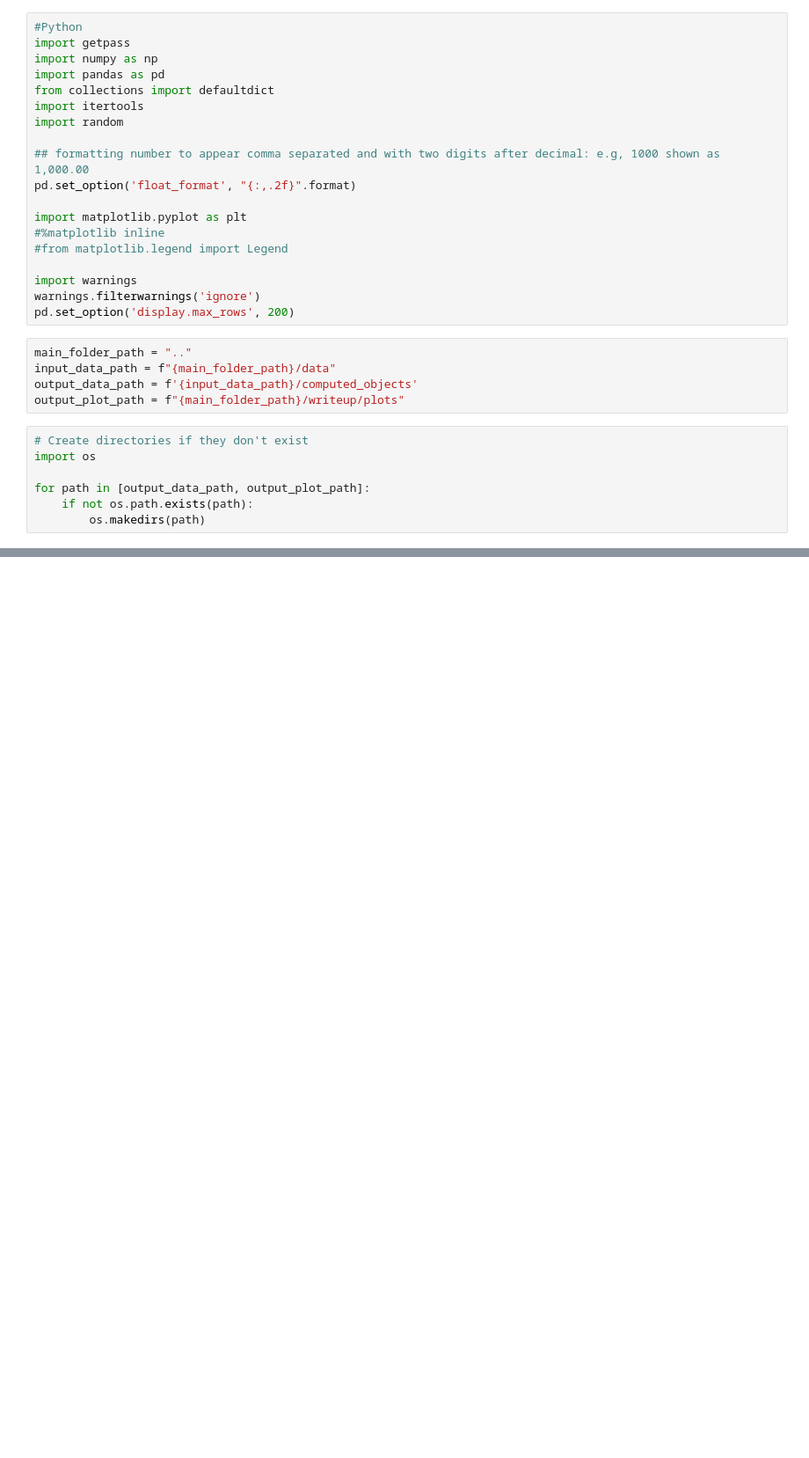
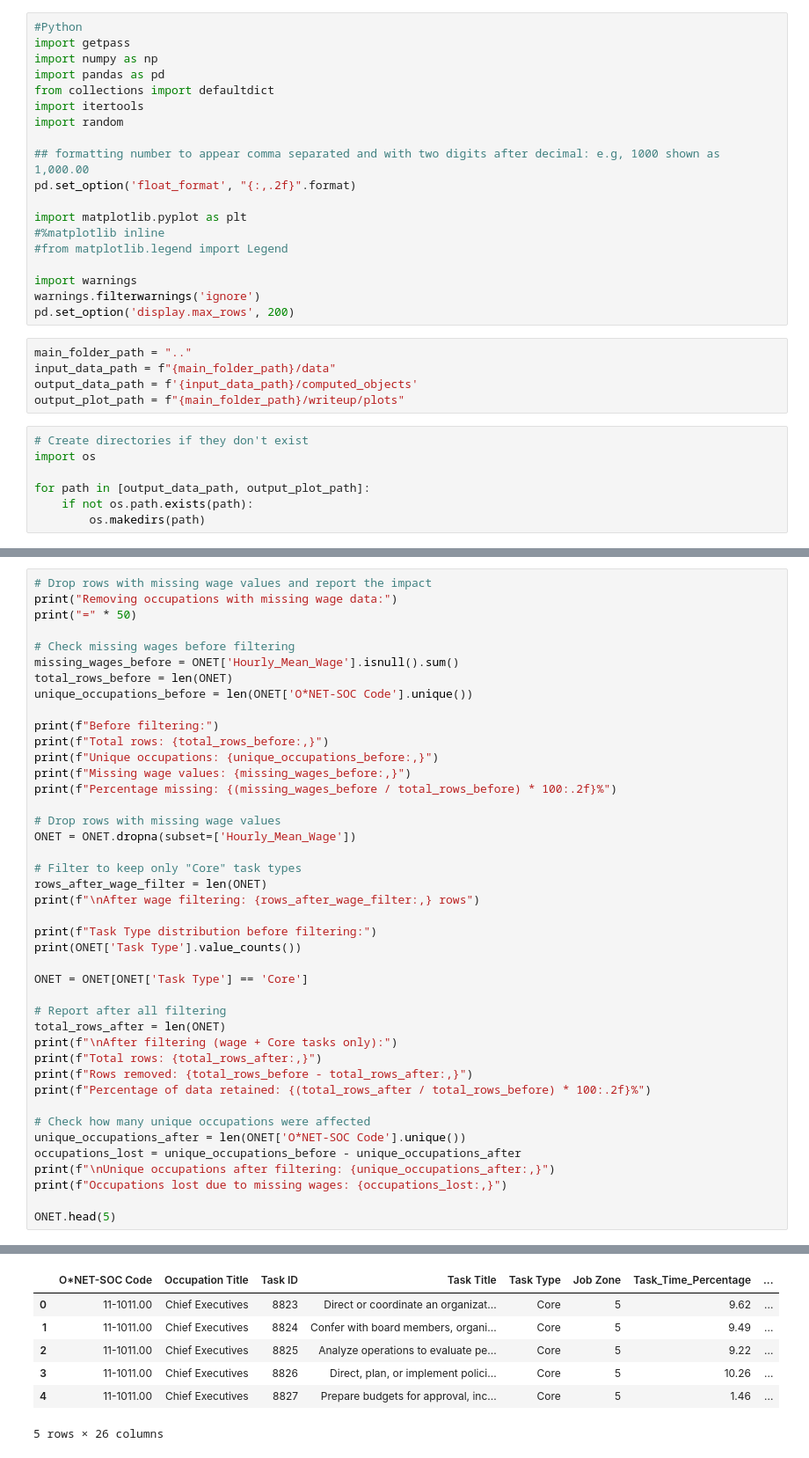
Before and after one commit to johnjosephhorton/rubin, a Jupyter notebook: agentic_ai/onet_handoff_measure.ipynb, the cells around one changed output, grey strips where cells are left out. Shown: that part at 88% size. Cells and saved outputs as stored; diff of their text form; blank space fills up the shorter version.

```diff
--- a/agentic_ai/onet_handoff_measure.ipynb
+++ b/agentic_ai/onet_handoff_measure.ipynb
@@ -1318,0 +77,43 @@ dtype: int64
+# %%
+# Drop rows with missing wage values and report the impact
+print("Removing occupations with missing wage data:")
+print("=" * 50)
+
+# Check missing wages before filtering
+missing_wages_before = ONET['Hourly_Mean_Wage'].isnull().sum()
+total_rows_before = len(ONET)
+unique_occupations_before = len(ONET['O*NET-SOC Code'].unique())
+
+print(f"Before filtering:")
+print(f"Total rows: {total_rows_before:,}")
+print(f"Unique occupations: {unique_occupations_before:,}")
+print(f"Missing wage values: {missing_wages_before:,}")
+print(f"Percentage missing: {(missing_wages_before / total_rows_before) * 100:.2f}%")
+
+# Drop rows with missing wage values
+ONET = ONET.dropna(subset=['Hourly_Mean_Wage'])
+
+# Filter to keep only "Core" task types
+rows_after_wage_filter = len(ONET)
+print(f"\nAfter wage filtering: {rows_after_wage_filter:,} rows")
+
+print(f"Task Type distribution before filtering:")
+print(ONET['Task Type'].value_counts())
+
+ONET = ONET[ONET['Task Type'] == 'Core']
+
+# Report after all filtering
+total_rows_after = len(ONET)
+print(f"\nAfter filtering (wage + Core tasks only):")
+print(f"Total rows: {total_rows_after:,}")
+print(f"Rows removed: {total_rows_before - total_rows_after:,}")
+print(f"Percentage of data retained: {(total_rows_after / total_rows_before) * 100:.2f}%")
+
+# Check how many unique occupations were affected
+unique_occupations_after = len(ONET['O*NET-SOC Code'].unique())
+occupations_lost = unique_occupations_before - unique_occupations_after
+print(f"\nUnique occupations after filtering: {unique_occupations_after:,}")
+print(f"Occupations lost due to missing wages: {occupations_lost:,}")
+
+ONET.head(5)
+# %% [output]
@@ -1318,0 +137,7 @@ dtype: int64
+|  | O*NET-SOC Code | Occupation Title | Task ID | Task Title | Task Type | Job Zone | Task_Time_Percentage | ... |
+| 0 | 11-1011.00 | Chief Executives | 8823 | Direct or coordinate an organizat... | Core | 5 | 9.62 | ... |
+| 1 | 11-1011.00 | Chief Executives | 8824 | Confer with board members, organi... | Core | 5 | 9.49 | ... |
+| 2 | 11-1011.00 | Chief Executives | 8825 | Analyze operations to evaluate pe... | Core | 5 | 9.22 | ... |
+| 3 | 11-1011.00 | Chief Executives | 8826 | Direct, plan, or implement polici... | Core | 5 | 10.26 | ... |
+| 4 | 11-1011.00 | Chief Executives | 8827 | Prepare budgets for approval, inc... | Core | 5 | 1.46 | ... |
+5 rows × 26 columns
```
Also changed, not shown: parts of 42 cells of this notebook.
